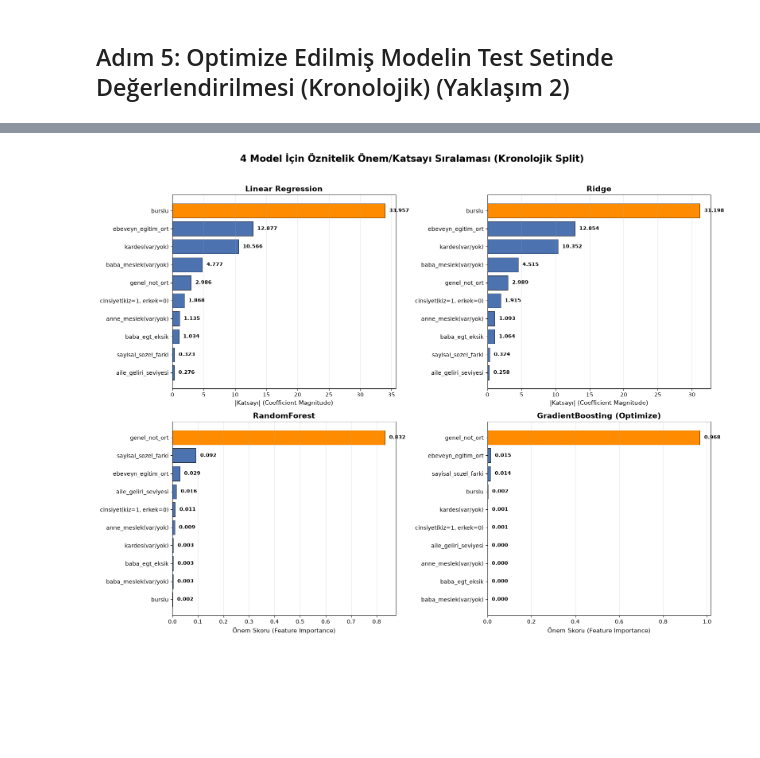
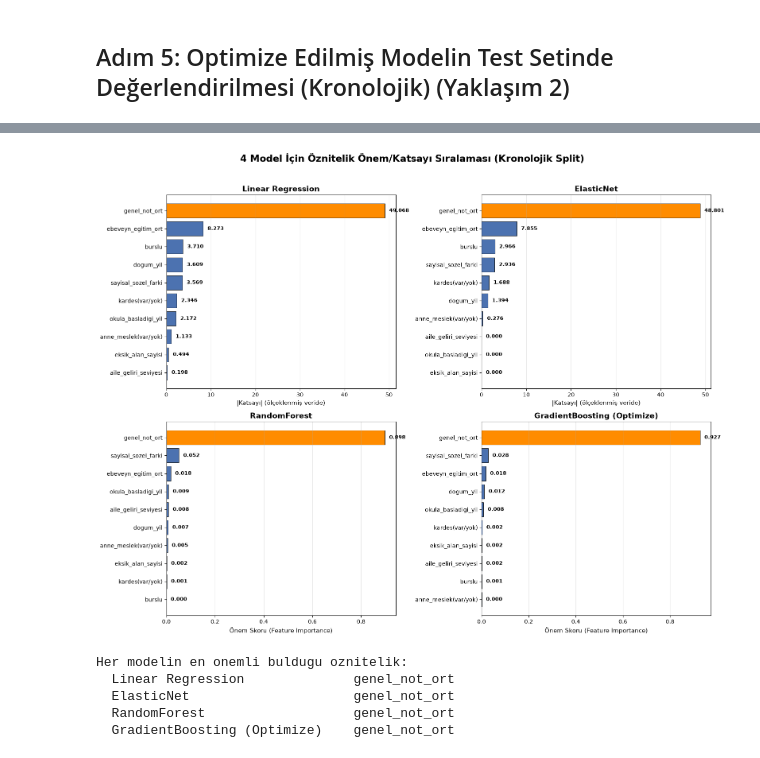
Before and after one commit to goktaa/dsml-assessment, a Jupyter notebook: notebooks/01_explore_data.ipynb, the cells around one changed output, grey strips where cells are left out. Drawn from its saved outputs; the diff is of its cells as text; code cells hidden in the pictures; blank space fills up the shorter version.

Commit message:
mukerrer kayitlar ayiklandi, ontest_skoru kontrollerden cikarildi, doldurma pipeline'a tasindi

```diff
--- a/notebooks/01_explore_data.ipynb
+++ b/notebooks/01_explore_data.ipynb
@@ -3200,11 +5127,15 @@ eğitim setinde eğitip, test setinde karşılaştırabiliriz.
 # %% [markdown]
 ## Yaklaşım 2: Kronolojik (Dönem Bazlı) Split" dönem 0+1 eğitim, dönem 2 test
 # %%
+# ============================================
+# YAKLASIM 2: KRONOLOJIK (DONEM BAZLI) SPLIT
+# donem 0+1 egitim, donem 2 test
+# ============================================
 train_mask = df['donem'].isin([0, 1])
 test_mask = df['donem'] == 2
 
-X_train_kron = X_final[train_mask]
-X_test_kron = X_final[test_mask]
+X_train_kron = X_final_ham[train_mask]
+X_test_kron = X_final_ham[test_mask]
 y_train_kron = y_final[train_mask]
 y_test_kron = y_final[test_mask]
 
@@ -3766,41 +5993,65 @@ ama çok daha güvenilir çünkü modelin gerçek kullanım senaryosundaki
 # %%
+# ==============================================================================
+# 4 MODEL ICIN OZNITELIK ONEM / KATSAYI SIRALAMASI
+# ==============================================================================
+# Modeller artik Pipeline oldugu icin katsayilara dogrudan degil,
+# named_steps['model'] uzerinden ulasiyorum.
 fig, axes = plt.subplots(2, 2, figsize=(16, 12))
 axes = axes.flatten()
 
 model_bilgileri = {
     'Linear Regression': modeller_kron['Linear Regression'],
-    'Ridge': modeller_kron['Ridge'],
+    'ElasticNet': modeller_kron['ElasticNet'],
     'RandomForest': modeller_kron['RandomForest'],
-    'GradientBoosting (Optimize)': en_iyi_gb_model_kron
+    'GradientBoosting (Optimize)': en_iyi_gb_model_kron,
 }
 
-for ax, (isim, model) in zip(axes, model_bilgileri.items()):
-    if hasattr(model, 'feature_importances_'):
-        skorlar = pd.Series(model.feature_importances_, index=X_final.columns)
-        xlabel = 'Önem Skoru (Feature Importance)'
-    else:
-        skorlar = pd.Series(np.abs(model.coef_), index=X_final.columns)
-        xlabel = '|Katsayı| (Coefficient Magnitude)'
+for ax, (isim, boru) in zip(axes, model_bilgileri.items()):
+  tahminci = boru.named_steps['model']
 
-    skorlar_sirali = skorlar.sort_values(ascending=False)
-    renkler = ['#FF8C00' if i == 0 else '#4C72B0' for i in range(len(skorlar_sirali))]
+  if hasattr(tahminci, 'feature_importances_'):
+    skorlar = pd.Series(tahminci.feature_importances_, index=secilen_ozellikler)
+    xlabel = 'Önem Skoru (Feature Importance)'
+  else:
+    # Dogrusal modellerde oznitelikler StandardScaler'dan gectigi icin
+    # katsayilar ayni olcekte, yani buyuklukleri karsilastirilabilir.
+    skorlar = pd.Series(np.abs(tahminci.coef_), index=secilen_ozellikler)
+    xlabel = '|Katsayı| (ölçeklenmiş veride)'
 
-    ax.barh(skorlar_sirali.index, skorlar_sirali.values, color=renkler,
-            edgecolor='black', linewidth=0.6)
+  skorlar_sirali = skorlar.sort_values(ascending=False)
+  renkler = ['#FF8C00' if i == 0 else '#4C72B0' for i in range(len(skorlar_sirali))]
 
-    for i, deger in enumerate(skorlar_sirali.values):
-        ax.text(deger + skorlar_sirali.values.max() * 0.02, i, f'{deger:.3f}',
-                va='center', fontsize=9, fontweight='bold')
+  ax.barh(skorlar_sirali.index, skorlar_sirali.values, color=renkler,
+          edgecolor='black', linewidth=0.6)
 
-    ax.set_title(isim, fontsize=14, fontweight='bold')
-    ax.set_xlabel(xlabel, fontsize=11)
-    ax.invert_yaxis()
-    ax.grid(axis='x', alpha=0.3)
-    ax.tick_params(axis='y', labelsize=10)
+  for i, deger in enumerate(skorlar_sirali.values):
+    ax.text(deger + max(skorlar_sirali.values.max(), 1e-9) * 0.02, i,
+            f'{deger:.3f}', va='center', fontsize=9, fontweight='bold')
+
+  ax.set_title(isim, fontsize=14, fontweight='bold')
+  ax.set_xlabel(xlabel, fontsize=11)
+  ax.invert_yaxis()
+  ax.grid(axis='x', alpha=0.3)
+  ax.tick_params(axis='y', labelsize=10)
 
 plt.suptitle('4 Model İçin Öznitelik Önem/Katsayı Sıralaması (Kronolojik Split)',
              fontsize=17, fontweight='bold', y=1.02)
 plt.tight_layout()
+plt.savefig('oznitelik_onem_karsilastirmasi.png', bbox_inches='tight', dpi=120)
 plt.show()
+
+# Dort modelin ilk sirasi ayni mi? Farkliysa "model neye bakiyor" sorusunun
+# cevabi modele gore degisiyor demektir, bunu bilmek lazim.
+print('Her modelin en onemli buldugu oznitelik:')
+for isim, boru in model_bilgileri.items():
+  t = boru.named_steps['model']
+  d = (t.feature_importances_ if hasattr(t, 'feature_importances_')
+       else np.abs(t.coef_))
+  print(f'  {isim:<30} {secilen_ozellikler[int(np.argmax(d))]}')
 # %% [output]
-[figure, old version]
+[figure, new version]
+Her modelin en onemli buldugu oznitelik:
+  Linear Regression              genel_not_ort
+  ElasticNet                     genel_not_ort
+  RandomForest                   genel_not_ort
+  GradientBoosting (Optimize)    genel_not_ort
```
Also changed, not shown: parts of 120 cells of this notebook, 2 other files.
